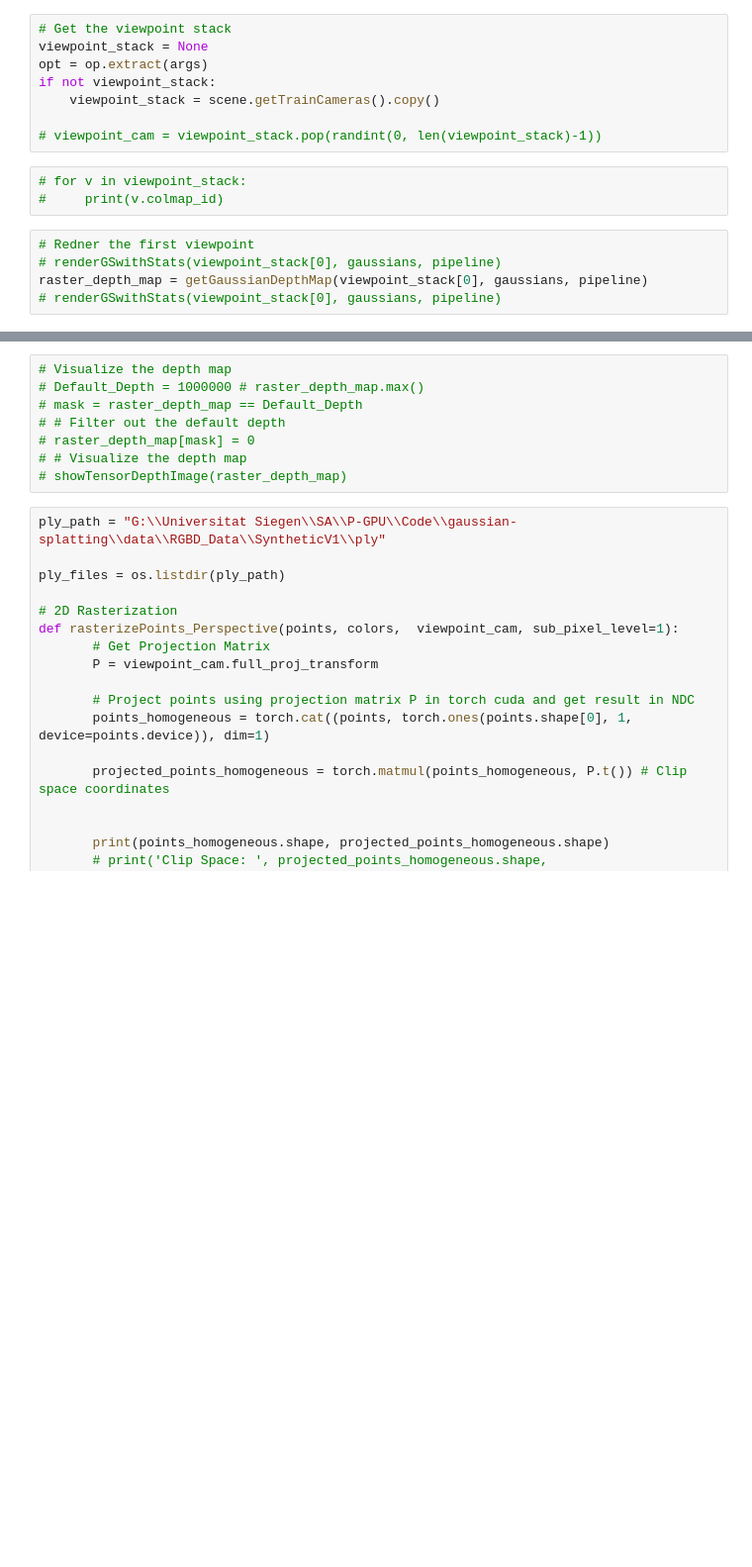
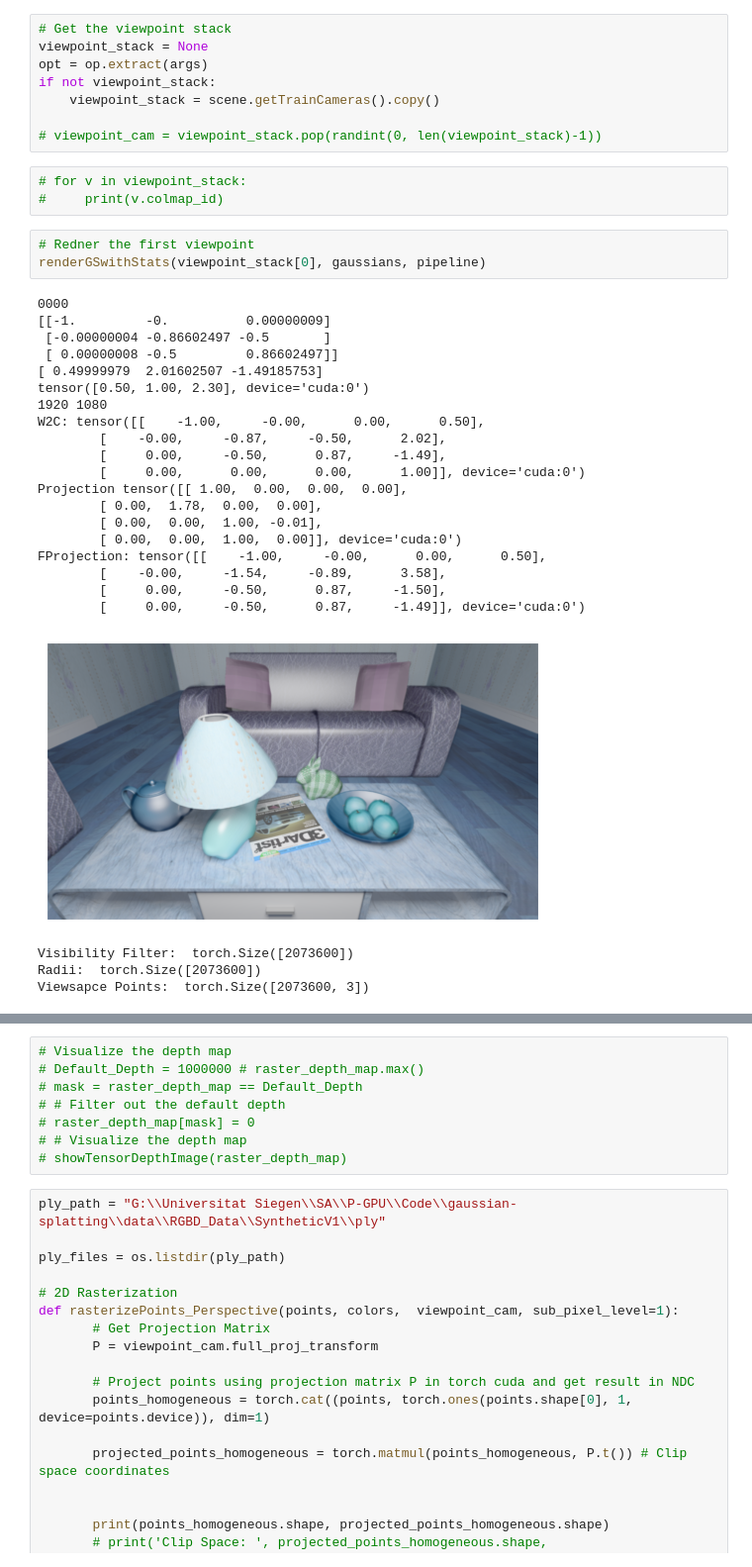
Before and after one commit to viswaravi/gaussian-splatting, a Jupyter notebook: Progressive_Train-Synthetic.ipynb, the cells around one changed output, grey strips where cells are left out. Shown at 99% size. Drawn from its saved outputs; the diff is of its cells as text; blank space fills up the shorter version.

```diff
--- a/Progressive_Train-Synthetic.ipynb
+++ b/Progressive_Train-Synthetic.ipynb
@@ -175,6 +175,28 @@ if not viewpoint_stack:
 #     print(v.colmap_id)
 # %%
 # Redner the first viewpoint
-# renderGSwithStats(viewpoint_stack[0], gaussians, pipeline)
-raster_depth_map = getGaussianDepthMap(viewpoint_stack[0], gaussians, pipeline)
-# renderGSwithStats(viewpoint_stack[0], gaussians, pipeline)
+renderGSwithStats(viewpoint_stack[0], gaussians, pipeline)
+# %% [output]
+0000
+[[-1.         -0.          0.00000009]
+ [-0.00000004 -0.86602497 -0.5       ]
+ [ 0.00000008 -0.5         0.86602497]]
+[ 0.49999979  2.01602507 -1.49185753]
+tensor([0.50, 1.00, 2.30], device='cuda:0')
+1920 1080
+W2C: tensor([[    -1.00,     -0.00,      0.00,      0.50],
+        [    -0.00,     -0.87,     -0.50,      2.02],
+        [     0.00,     -0.50,      0.87,     -1.49],
+        [     0.00,      0.00,      0.00,      1.00]], device='cuda:0')
+Projection tensor([[ 1.00,  0.00,  0.00,  0.00],
+        [ 0.00,  1.78,  0.00,  0.00],
+        [ 0.00,  0.00,  1.00, -0.01],
+        [ 0.00,  0.00,  1.00,  0.00]], device='cuda:0')
+FProjection: tensor([[    -1.00,     -0.00,      0.00,      0.50],
+        [    -0.00,     -1.54,     -0.89,      3.58],
+        [     0.00,     -0.50,      0.87,     -1.50],
+        [     0.00,     -0.50,      0.87,     -1.49]], device='cuda:0')
+[figure, added]
+Visibility Filter:  torch.Size([2073600])
+Radii:  torch.Size([2073600])
+Viewsapce Points:  torch.Size([2073600, 3])
```
Also changed, not shown: parts of 13 cells of this notebook, 8 other files.
